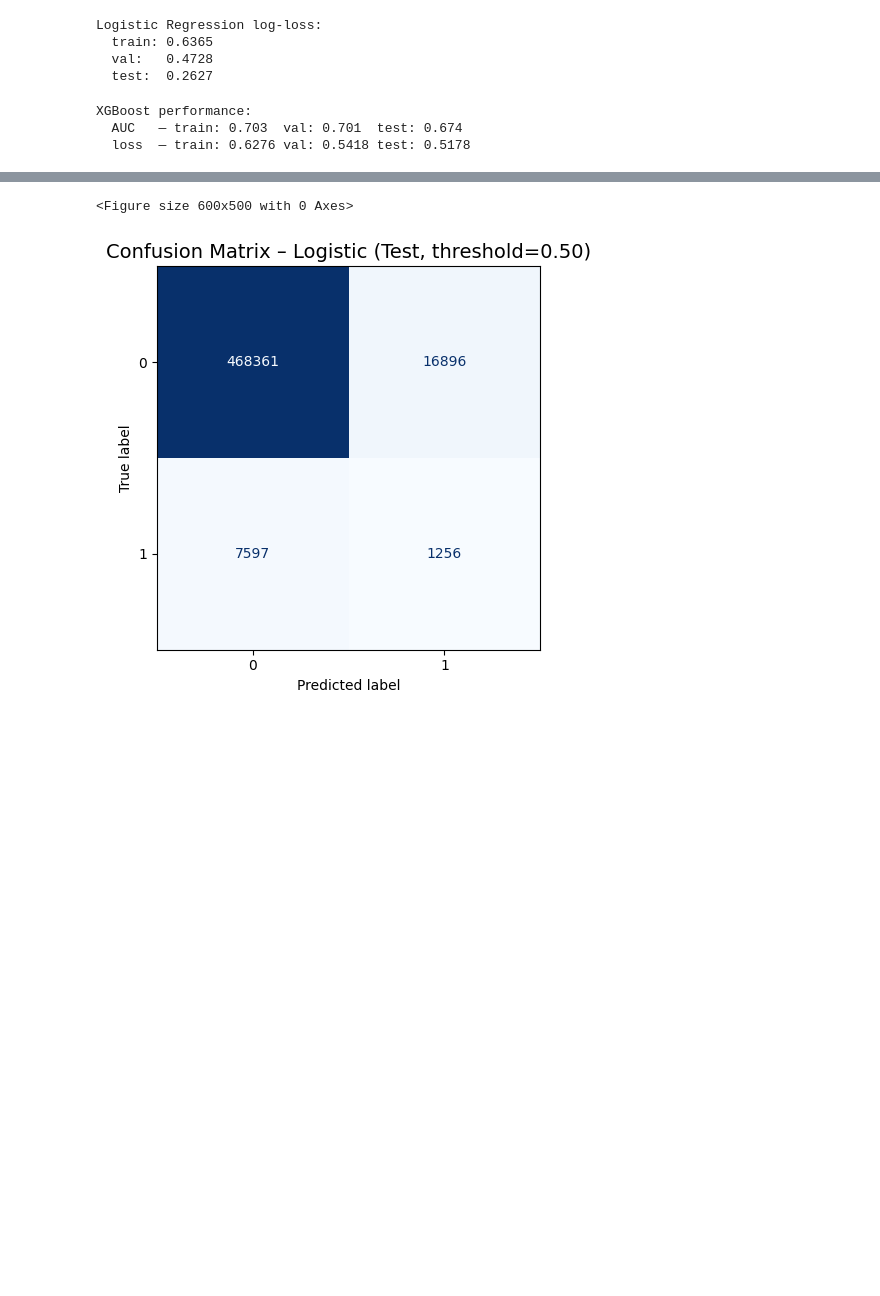
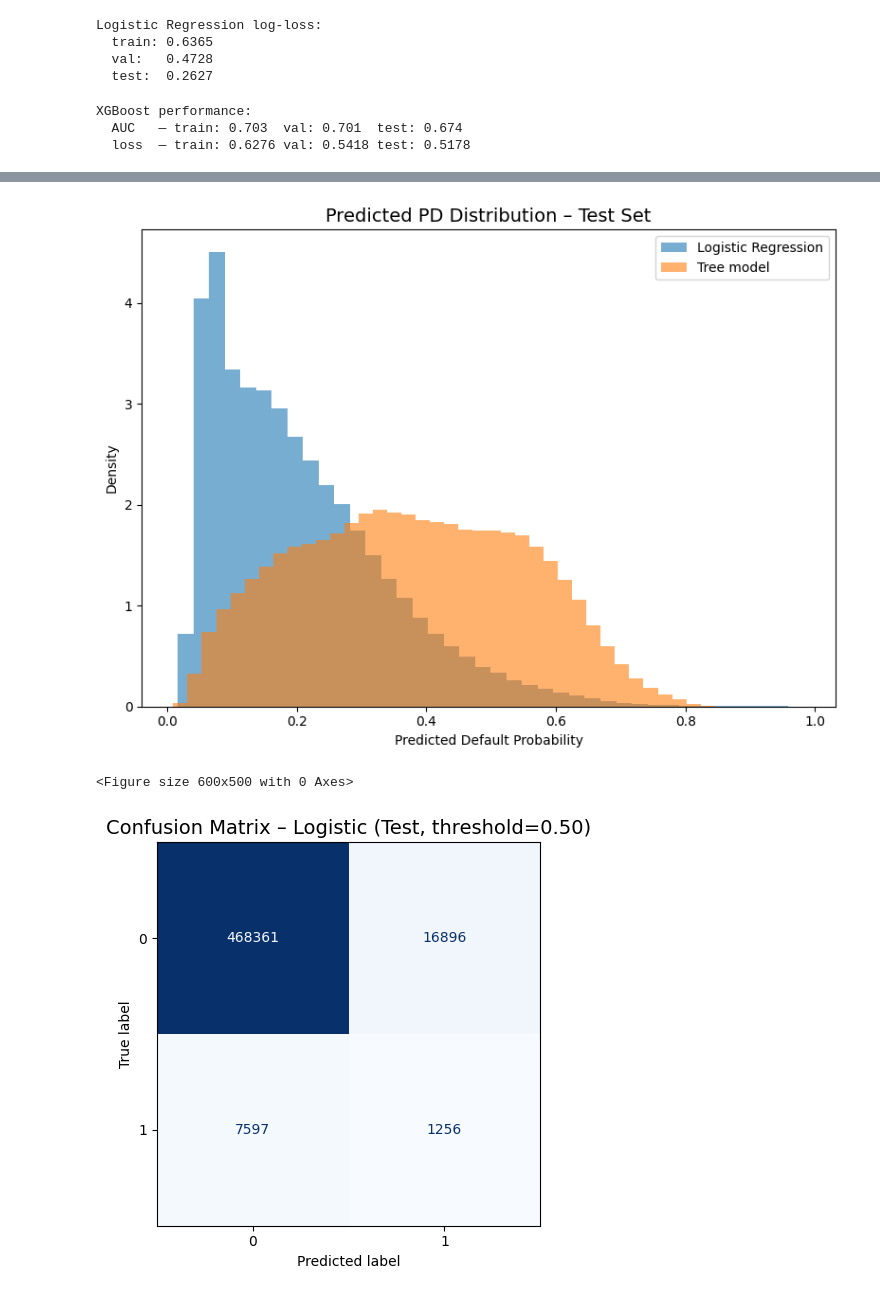
Before and after one commit to BinodTandan/Banking_Stress_Testing, a Jupyter notebook: notebooks/03_model_training.ipynb, the cells around one changed output, grey strips where cells are left out. Cells and saved outputs as stored; diff of their text form; code cells hidden in the pictures; blank space fills up the shorter version.

```diff
--- a/notebooks/03_model_training.ipynb
+++ b/notebooks/03_model_training.ipynb
@@ -424,2 +458,35 @@ plt.show()
+# %%
+plt.figure(figsize=(8, 6))
+
+# Logistic Regression PDs
+plt.hist(
+    proba_lr_test,
+    bins=40,
+    alpha=0.6,
+    label="Logistic Regression",
+    density=True
+)
+
+# Tree model PDs (if available)
+if proba_xgb_test is not None:
+    plt.hist(
+        proba_xgb_test,
+        bins=40,
+        alpha=0.6,
+        label="Tree model",
+        density=True
+    )
+
+plt.title("Predicted PD Distribution – Test Set", fontsize=14)
+plt.xlabel("Predicted Default Probability")
+plt.ylabel("Density")
+plt.legend()
+plt.tight_layout()
+
+pd_hist_path = FIG_DIR / "pd_histogram_test.png"
+plt.savefig(pd_hist_path, dpi=300)
+plt.show()
+# %% [output]
+[figure, added]
 # %%
 # 5.4 Confusion Matrix (Test set, Logistic, threshold = 0.5)
```
Also changed, not shown: parts of 6 cells of this notebook.
